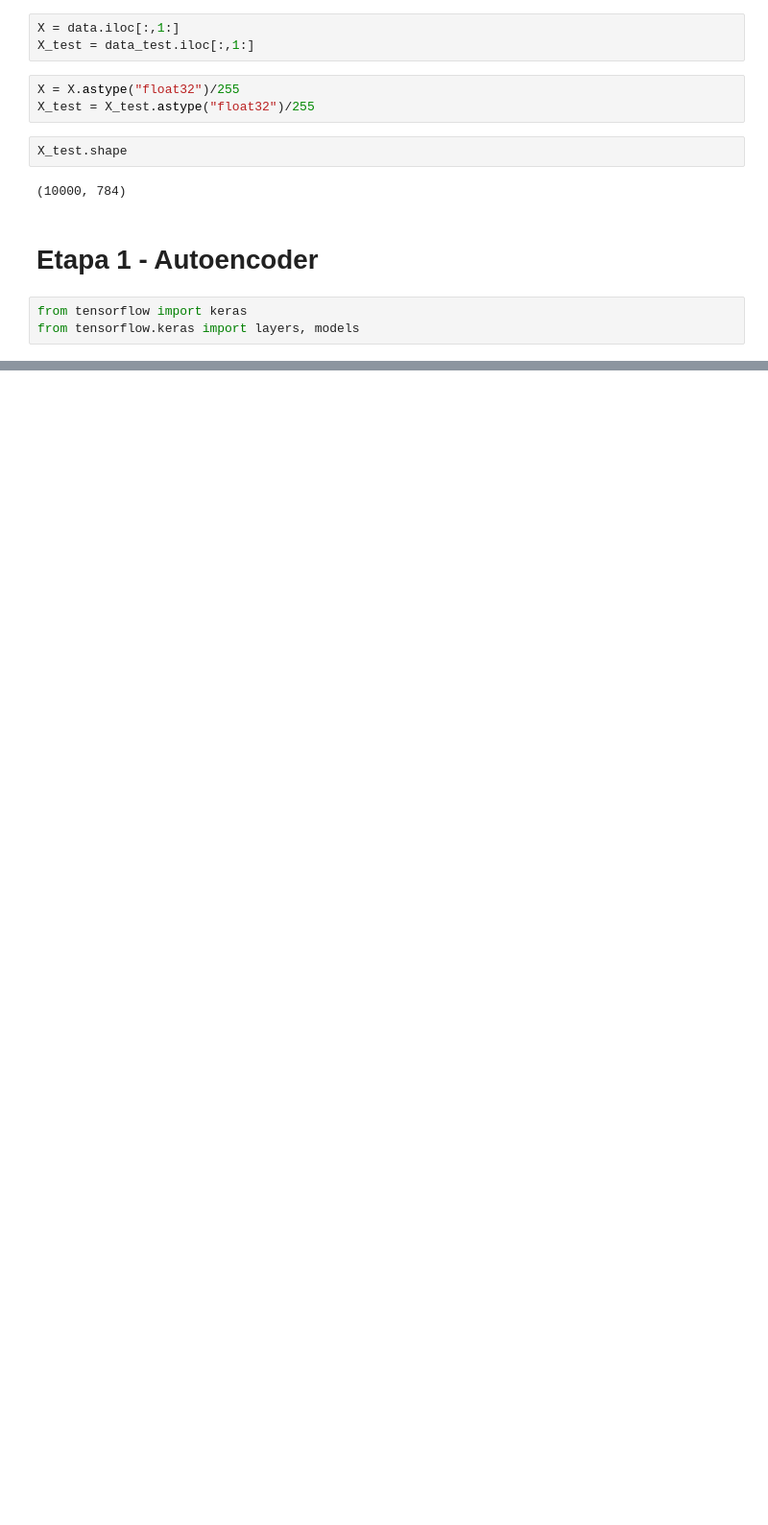
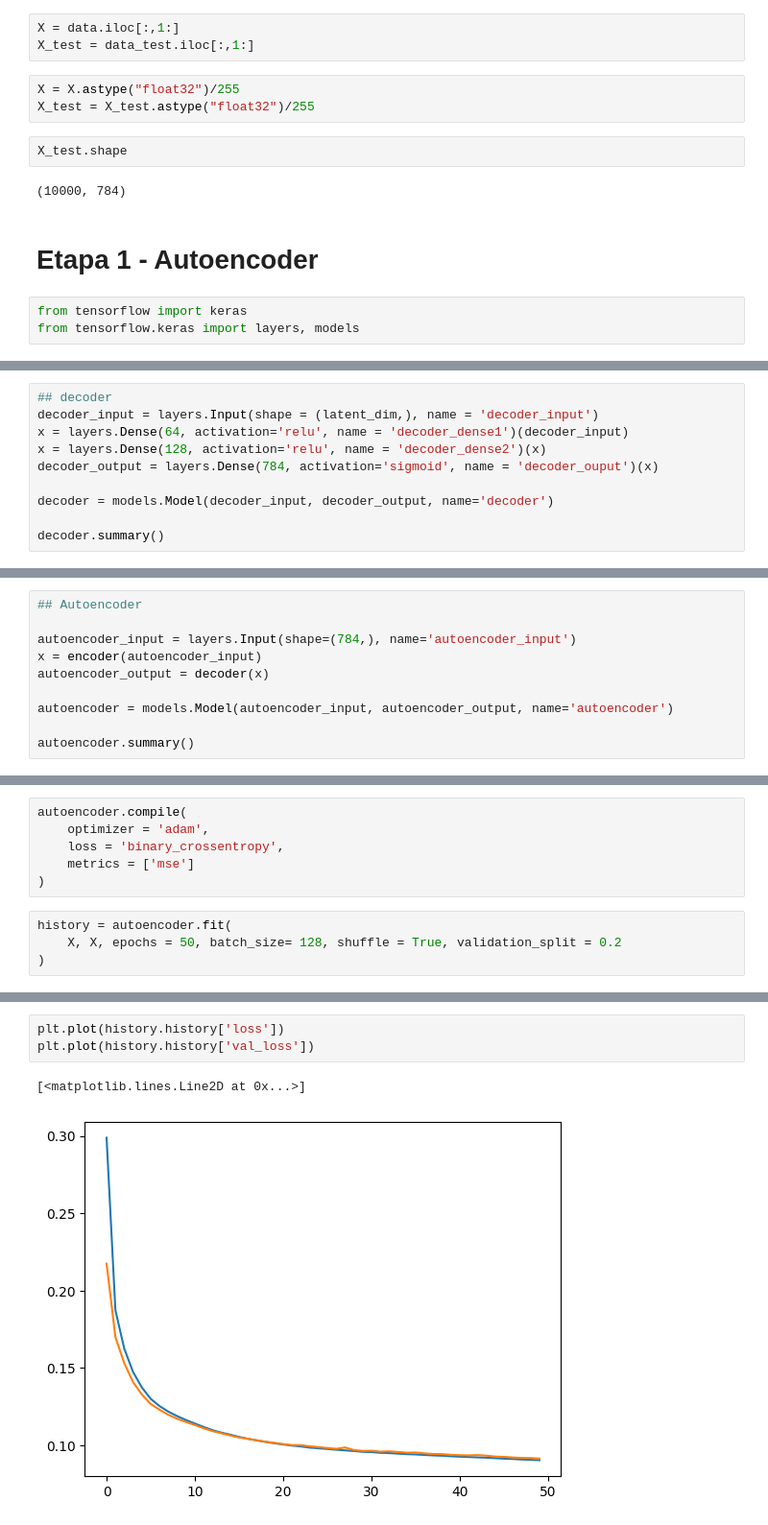
Before and after one commit to fedemoranf-alt/Curso-Redes-Neuronales---MSCIA---Moran-2026, a Jupyter notebook: Autoencoder_varianza.ipynb, the cells around one changed output, grey strips where cells are left out. Shown at 96% size. Saved outputs shown, nothing was run; the diff lists cells and outputs as text; blank space fills up the shorter version.

Commit message:
Entrenamiento Autoencoder 2

```diff
--- a/Autoencoder_varianza.ipynb
+++ b/Autoencoder_varianza.ipynb
@@ -25,0 +57,10 @@ from tensorflow.keras import layers, models
+# %%
+## decoder
+decoder_input = layers.Input(shape = (latent_dim,), name = 'decoder_input')
+x = layers.Dense(64, activation='relu', name = 'decoder_dense1')(decoder_input)
+x = layers.Dense(128, activation='relu', name = 'decoder_dense2')(x)
+decoder_output = layers.Dense(784, activation='sigmoid', name = 'decoder_ouput')(x)
+
+decoder = models.Model(decoder_input, decoder_output, name='decoder')
+
+decoder.summary()
@@ -25,0 +83,10 @@ from tensorflow.keras import layers, models
+# %%
+## Autoencoder
+
+autoencoder_input = layers.Input(shape=(784,), name='autoencoder_input')
+x = encoder(autoencoder_input)
+autoencoder_output = decoder(x)
+
+autoencoder = models.Model(autoencoder_input, autoencoder_output, name='autoencoder')
+
+autoencoder.summary()
@@ -25,0 +107,10 @@ from tensorflow.keras import layers, models
+# %%
+autoencoder.compile(
+    optimizer = 'adam',
+    loss = 'binary_crossentropy',
+    metrics = ['mse']
+)
+# %%
+history = autoencoder.fit(
+    X, X, epochs = 50, batch_size= 128, shuffle = True, validation_split = 0.2
+)
@@ -25,0 +135,6 @@ from tensorflow.keras import layers, models
+# %%
+plt.plot(history.history['loss'])
+plt.plot(history.history['val_loss'])
+# %% [output]
+[<matplotlib.lines.Line2D at 0x...>]
+[figure, added]
```
Also changed, not shown: parts of 7 cells of this notebook.
